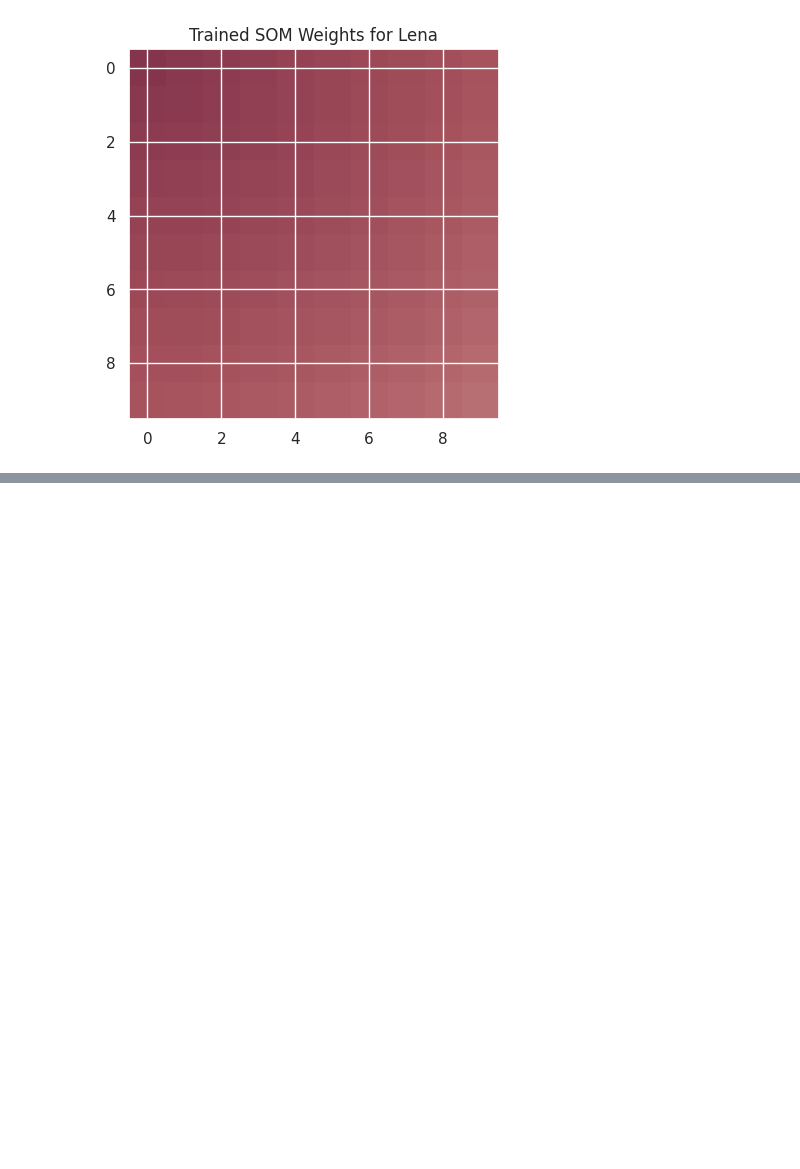
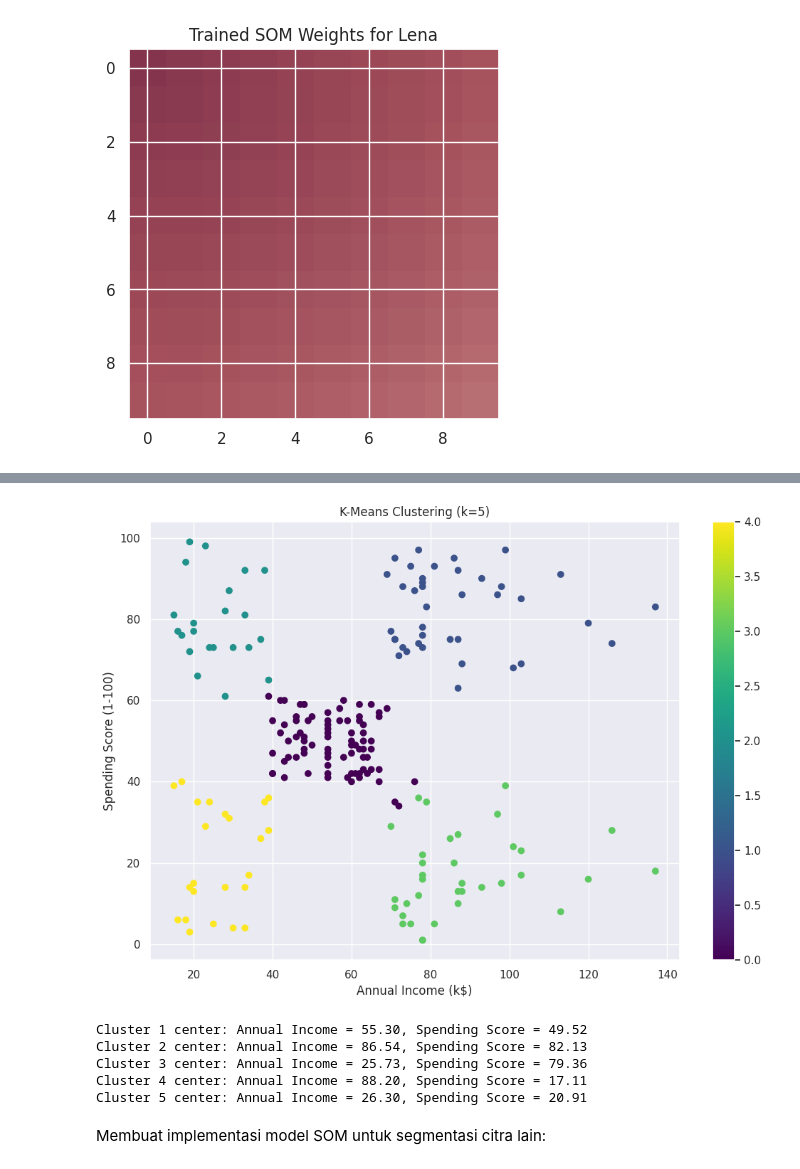
Before and after one commit to hunn99/ML_Ganjil_2024, a Jupyter notebook: JS7_Clustering.ipynb, the cells around one changed output, grey strips where cells are left out. Saved outputs shown, nothing was run; the diff lists cells and outputs as text; code cells hidden in the pictures; blank space fills up the shorter version.

```diff
--- a/JS7_Clustering.ipynb
+++ b/JS7_Clustering.ipynb
@@ -441,0 +502,30 @@ plt.show()
+# %%
+# Choose the optimal k (let's say it's 5 for this example)
+optimal_k = 5
+
+# Apply K-Means with the optimal k
+kmeans = KMeans(n_clusters=optimal_k, random_state=42)
+clusters = kmeans.fit_predict(X_scaled)
+
+# Visualize the clusters
+plt.figure(figsize=(12, 8))
+scatter = plt.scatter(X[:, 0], X[:, 1], c=clusters, cmap='viridis')
+plt.xlabel('Annual Income (k$)')
+plt.ylabel('Spending Score (1-100)')
+plt.title(f'K-Means Clustering (k={optimal_k})')
+plt.colorbar(scatter)
+plt.show()
+
+# Print cluster centers
+cluster_centers = scaler.inverse_transform(kmeans.cluster_centers_)
+for i, center in enumerate(cluster_centers):
+    print(f"Cluster {i+1} center: Annual Income = {center[0]:.2f}, Spending Score = {center[1]:.2f}")
+# %% [output]
+[figure, added]
+Cluster 1 center: Annual Income = 55.30, Spending Score = 49.52
+Cluster 2 center: Annual Income = 86.54, Spending Score = 82.13
+Cluster 3 center: Annual Income = 25.73, Spending Score = 79.36
+Cluster 4 center: Annual Income = 88.20, Spending Score = 17.11
+Cluster 5 center: Annual Income = 26.30, Spending Score = 20.91
+# %% [markdown]
+Membuat implementasi model SOM untuk segmentasi citra lain:
```
Also changed, not shown: parts of 13 cells of this notebook.
